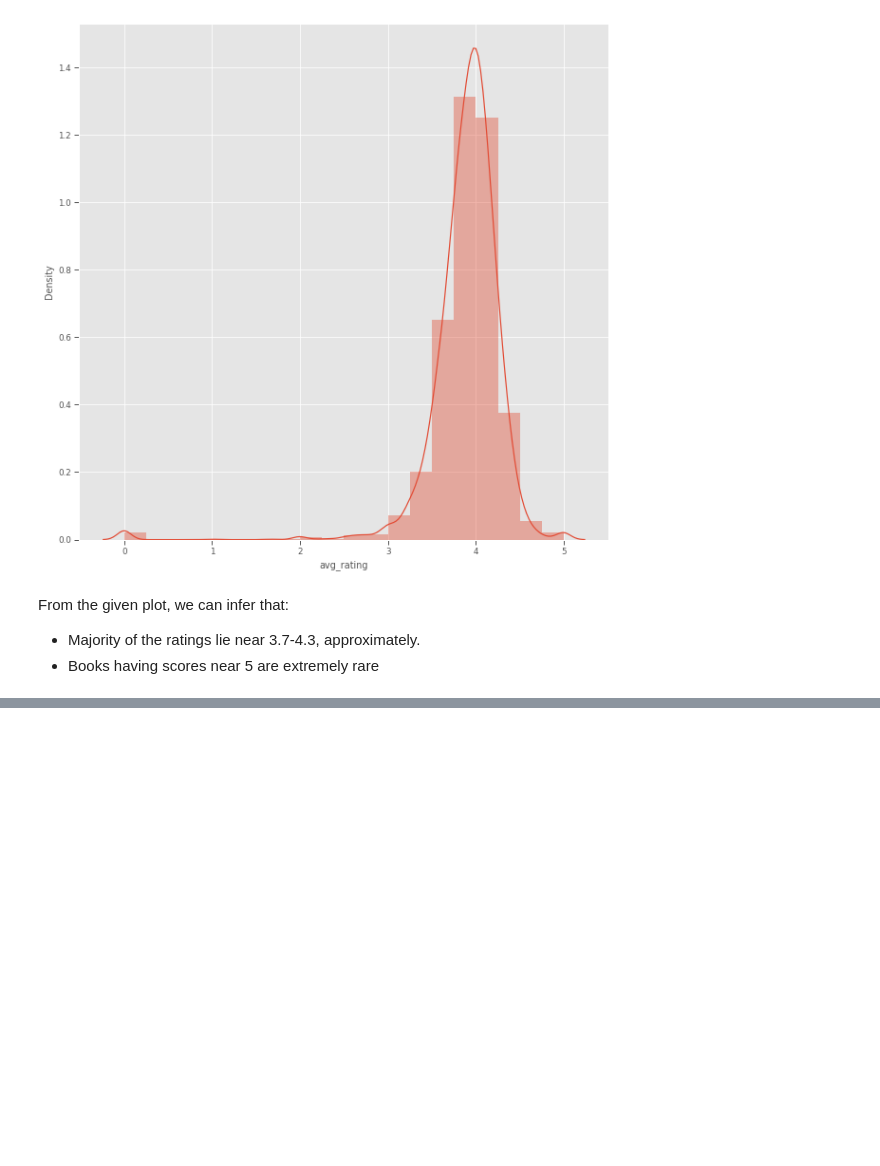
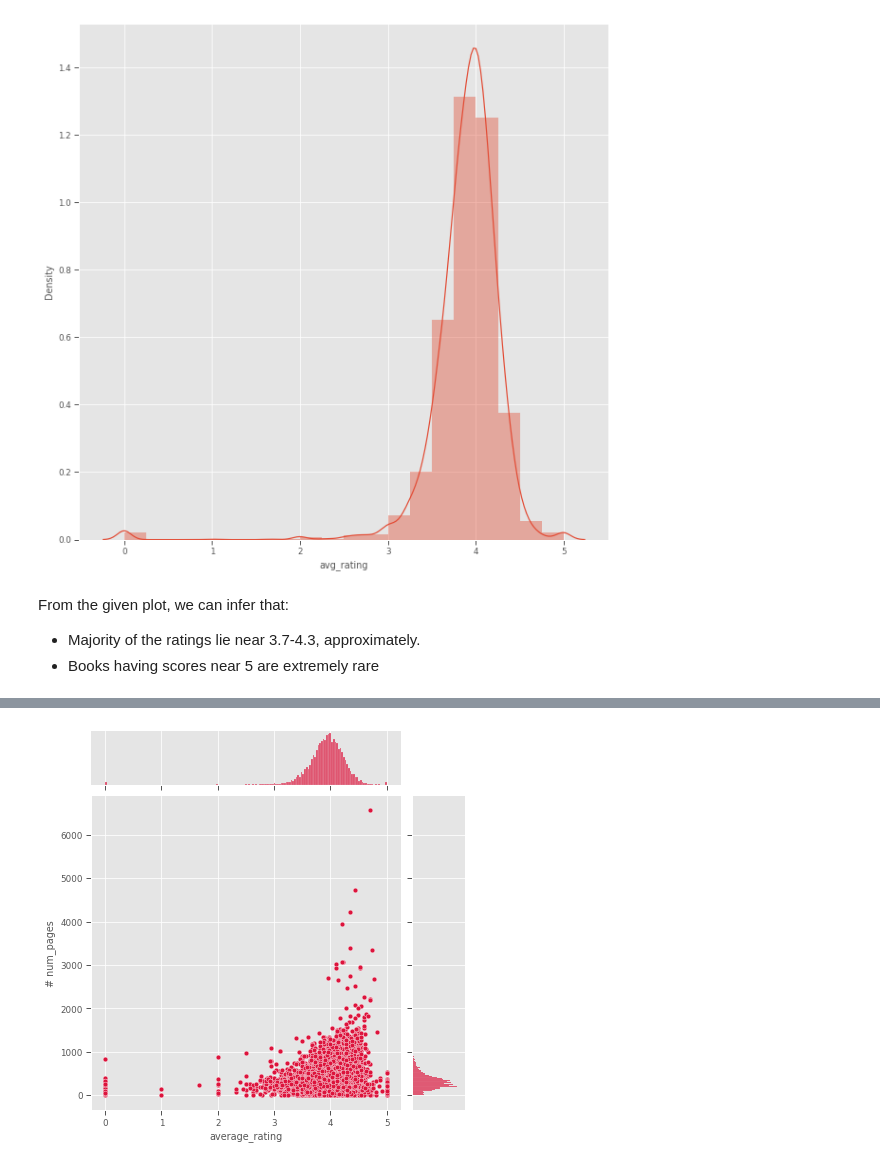
Before and after one commit to sajjad5221/book-recommendation, a Jupyter notebook: book_recommendation.ipynb, the cells around one changed output, grey strips where cells are left out. Cells and saved outputs as stored; diff of their text form; code cells hidden in the pictures; blank space fills up the shorter version.

```diff
--- a/book_recommendation.ipynb
+++ b/book_recommendation.ipynb
@@ -258,0 +273,4 @@ From the given plot, we can infer that:
+# %%
+ax = sns.jointplot(x="average_rating", y="# num_pages", data = df, color = 'crimson')
+# %% [output]
+[figure, added]
```
Also changed, not shown: parts of 35 cells of this notebook.
